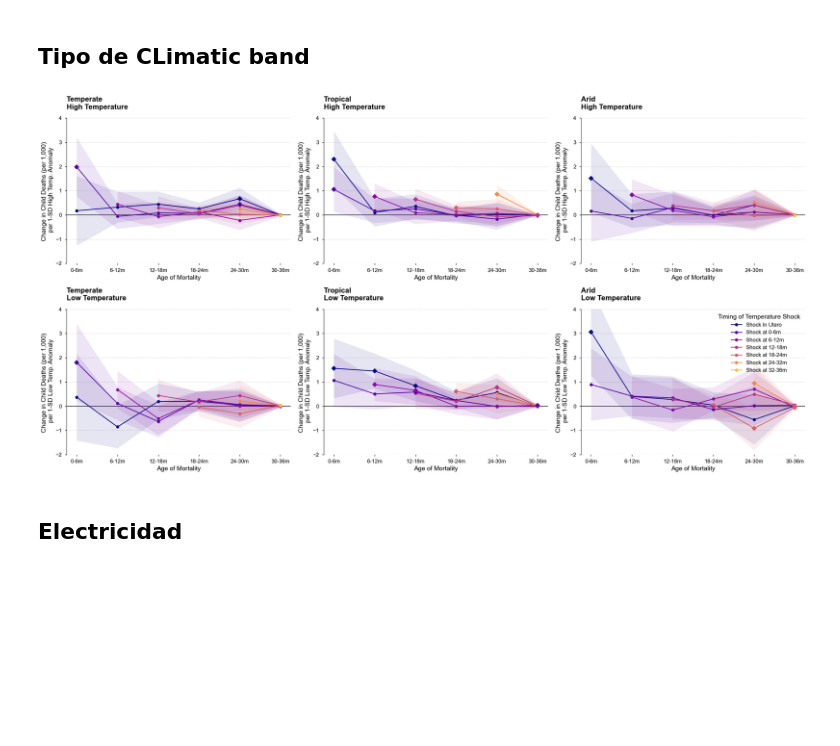
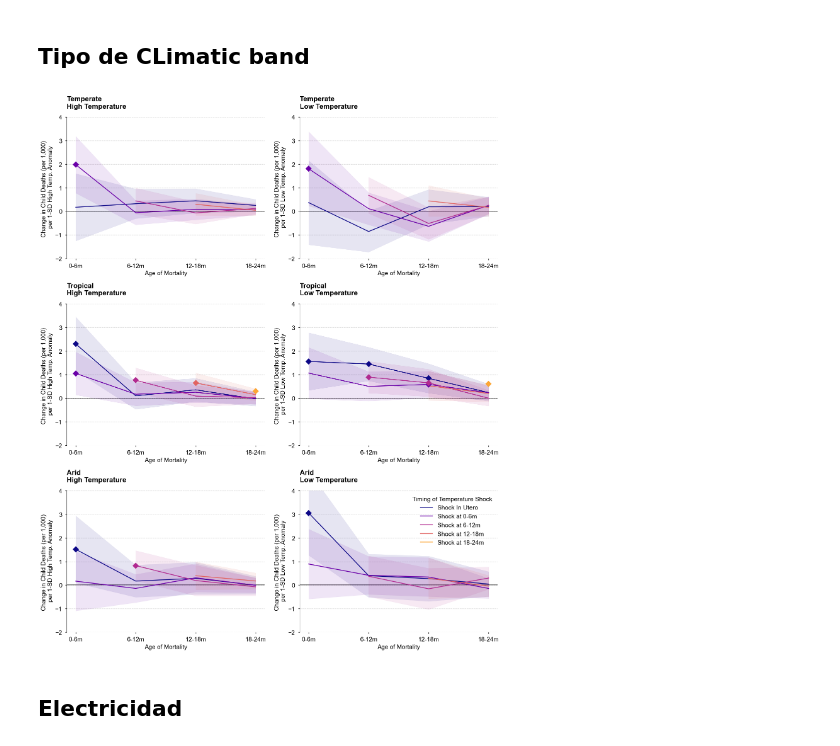
Before and after one commit to Queeno11/Child-mortality-and-Climate-Shocks, a Jupyter notebook: coefficient_plots.ipynb, the cells around one changed output. Drawn from its saved outputs; the diff is of its cells as text; code cells hidden in the pictures; blank space fills up the shorter version.

```diff
--- a/coefficient_plots.ipynb
+++ b/coefficient_plots.ipynb
@@ -41,8 +41,8 @@ df[[col for col in df.columns if "agedeath" in col]]
 | 4436761 | 1000.0 | 0 | 0 | 0 | 0 | ... |
 4436762 rows × 21 columns
 # %%
-death_cols = ["child_agedeath_1m6m", "child_agedeath_6m12m", "child_agedeath_12m18m", "child_agedeath_18m24m", "child_agedeath_24m30m", "child_agedeath_30m36m",]
-death_labels = ["0-6m", "6-12", "12-18", "18-24", "24-30", "30-36",]
+death_cols = ["child_agedeath_1m6m", "child_agedeath_6m12m", "child_agedeath_12m18m", "child_agedeath_18m24m"]#, "child_agedeath_24m30m", "child_agedeath_30m36m",]
+death_labels = ["0-6m", "6-12", "12-18", "18-24"]#, "24-30", "30-36",]
 d = dict(zip(death_cols, death_labels))
 
 ax = df[death_cols].rename(columns=d).mean().plot(kind="bar", cmap="plasma", alpha=0.7)
@@ -884,7 +883,7 @@ Saved: C:\Working Papers\Paper - Child Mortality and Climate Shocks\Outputs\Figu
 ## Coeff_plots
 # %%
 # X-axis labels for both plots
-x_labels = ['0-6m', '6-12m', '12-18m', '18-24m', '24-30m', '30-36m']
+x_labels = ['0-6m', '6-12m', '12-18m', '18-24m']#, '24-30m', '30-36m']
 
 legends = {
     'inutero_b_avg_pos_int': 'Shock In Utero',
@@ -892,15 +891,15 @@ legends = {
     'born_6m12m_b_avg_pos_int':  'Shock at 6-12m',
     'born_12m18m_b_avg_pos_int': 'Shock at 12-18m',
     'born_18m24m_b_avg_pos_int': 'Shock at 18-24m',
-    'born_24m30m_b_avg_pos_int': 'Shock at 24-32m',
-    'born_30m36m_b_avg_pos_int': 'Shock at 32-36m',
+    # 'born_24m30m_b_avg_pos_int': 'Shock at 24-32m',
+    # 'born_30m36m_b_avg_pos_int': 'Shock at 32-36m',
     'inutero_b_avg_neg_int': 'Shock In Utero',
     'born_1m6m_b_avg_neg_int':   'Shock at 0-6m',
     'born_6m12m_b_avg_neg_int':  'Shock at 6-12m',
     'born_12m18m_b_avg_neg_int': 'Shock at 12-18m',
     'born_18m24m_b_avg_neg_int': 'Shock at 18-24m',
-    'born_24m30m_b_avg_neg_int': 'Shock at 24-32m',
-    'born_30m36m_b_avg_neg_int': 'Shock at 32-36m',
+    # 'born_24m30m_b_avg_neg_int': 'Shock at 24-32m',
+    # 'born_30m36m_b_avg_neg_int': 'Shock at 32-36m',
 }
 
 def negate_dict_values(d):
@@ -930,7 +929,7 @@ def create_coefficient_plot(data, title, ylabel, color_map_name, ax, legend, vmi
         legend (bool): Whether to display the legend.
         vmin, vmax (float): Y-axis limits.
     """
-    num_lines = len(data) #- 3
+    num_lines = len(data)
     colors = plt.cm.get_cmap(color_map_name, num_lines+1)
 
     # Loop through each variable to plot its coefficients and CIs
@@ -941,14 +940,14 @@ def create_coefficient_plot(data, title, ylabel, color_map_name, ax, legend, vmi
         ci_upper = coeffs + 1.96 * se
 
         # Plot the main line and shaded confidence interval
-        ax.plot(x_labels[:num_lines], coeffs, marker='o', linestyle='-', label=legends.get(label, label), color=colors(i), zorder=10)
+        ax.plot(x_labels[:num_lines], coeffs, marker='.', linestyle='-', label=legends.get(label, label), color=colors(i), zorder=10)
         ax.fill_between(x_labels[:num_lines], ci_lower, ci_upper, color=colors(i), alpha=0.1, zorder=5)
 
         for j, (coef, lower, upper) in enumerate(zip(coeffs, ci_lower, ci_upper)):
             # A point is significant if its CI does not include 0.
             # This happens when both the lower and upper bounds have the same sign.
             if not np.isnan(coef) and (lower*upper>0):
-                ax.plot(j, coef, marker='D', color=colors(i), markersize=8, zorder=20, linestyle='None')
+                ax.plot(j, coef, marker='D', color=colors(i), markersize=10, zorder=20, linestyle='None')
         if i==num_lines-1:
             break
 
@@ -966,5 +965,5 @@ def create_coefficient_plot(data, title, ylabel, color_map_name, ax, legend, vmi
     ax.spines['right'].set_visible(False)
     ax.spines['left'].set_color('black')
     ax.spines['bottom'].set_visible(False)
-    ax.grid(axis='y', alpha=0.4, linestyle='--')
+    ax.grid(axis='y', alpha=0.5, linestyle='--')
     ax.grid(axis='x', alpha=0)
@@ -1029,7 +1071,7 @@ plt.savefig(r"C:\Working Papers\Paper - Child Mortality and Climate Shocks\Outpu
 # %% [markdown]
 ## Tipo de CLimatic band
 # %%
-fig, axs = plt.subplots(2, 3, figsize=(24, 12))
+fig, axs = plt.subplots(3, 2, figsize=(15, 18))
 
 file_path = rf"C:\Working Papers\Paper - Child Mortality and Climate Shocks\Outputs\heterogeneity\climate_band_1\linear_dummies_true_spi1_b_avg_stdm_t semester - Temperate standard_fe standard_sym.tex"
 outdata = plot_tools.extract_coefficients_and_CI_latex(file_path)
@@ -1051,7 +1093,7 @@ create_coefficient_plot(
     title='Temperate\nLow Temperature',
     ylabel='Change in Child Deaths (per 1,000) \n per 1-SD Low Temp. Anomaly',
     color_map_name='plasma', # A contrasting, warm colormap
-    ax=axs[1][0],
+    ax=axs[0][1],
     legend=False,
 )
 
@@ -1067,7 +1109,7 @@ create_coefficient_plot(
     title='Tropical\nHigh Temperature',
     ylabel='Change in Child Deaths (per 1,000) \n per 1-SD High Temp. Anomaly',
     color_map_name='plasma',
-    ax=axs[0][1],
+    ax=axs[1][0],
     legend=False,
 )
 
@@ -1079,36 +1121,36 @@ create_coefficient_plot(
     ax=axs[1][1],
     legend=False,
 )
 
 file_path = rf"C:\Working Papers\Paper - Child Mortality and Climate Shocks\Outputs\heterogeneity\climate_band_1\linear_dummies_true_spi1_b_avg_stdm_t semester - Arid standard_fe standard_sym.tex"
 outdata = plot_tools.extract_coefficients_and_CI_latex(file_path)
 outdata = outdata["temp"]["cell1"]
 high_temp = {k : v for k,v in outdata.items() if "_pos_" in k}
 low_temp  = negate_dict_values({k : v for k,v in outdata.items() if "_neg_" in k})
 
 create_coefficient_plot(
     data=high_temp,
     title='Arid\nHigh Temperature',
     ylabel='Change in Child Deaths (per 1,000) \n per 1-SD High Temp. Anomaly',
     color_map_name='plasma',
-    ax=axs[0][2],
+    ax=axs[2][0],
     legend=False,
 )
 
 create_coefficient_plot(
     data=low_temp,
     title='Arid\nLow Temperature',
     ylabel='Change in Child Deaths (per 1,000) \n per 1-SD Low Temp. Anomaly',
     color_map_name='plasma', # A contrasting, warm colormap
-    ax=axs[1][2],
+    ax=axs[2][1],
     legend=True,
 )
 
 
 plt.tight_layout()
 plt.savefig(r"C:\Working Papers\Paper - Child Mortality and Climate Shocks\Outputs\Figures\spi1 stdm_t b_avg\Fig Cliamte Bands.png", dpi=450, bbox_inches="tight")
 # %% [output]
-[figure, old version]
+[figure, new version]
 # %% [markdown]
 ## Electricidad
 # %%
```
Also changed, not shown: parts of 10 cells of this notebook, 1 other file.
